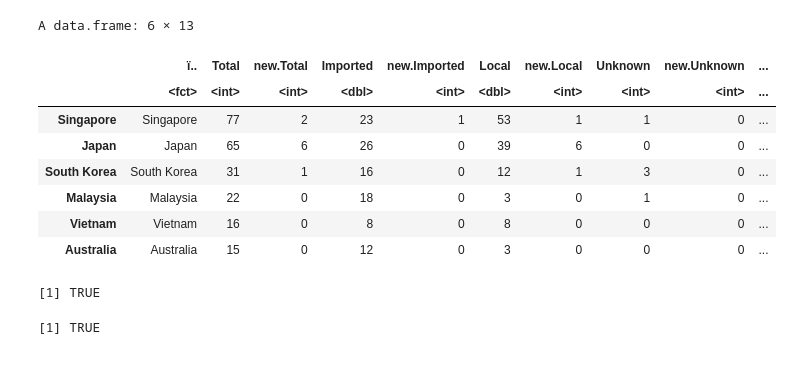
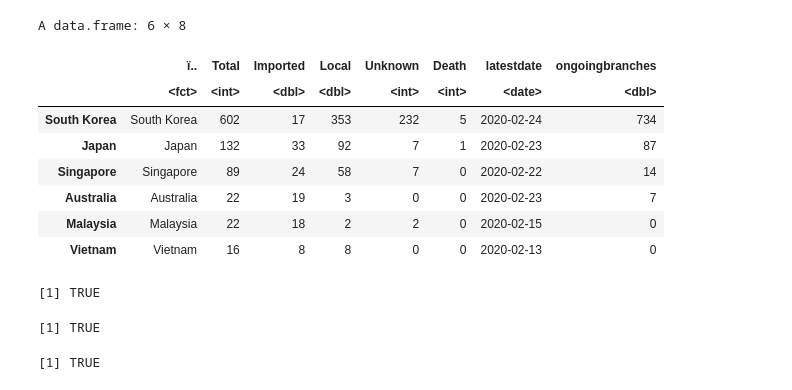
Before and after one commit to akira-endo/2019nCoV, a Jupyter notebook: src/nCoV_clustersize.ipynb, the cells around one changed output. Drawn from its saved outputs; the diff is of its cells as text; code cells hidden in the pictures.

```diff
--- a/src/nCoV_clustersize.ipynb
+++ b/src/nCoV_clustersize.ipynb
@@ -22,70 +40,63 @@ $$
 # %%
-currdate=as.Date("2020-2-18")
+currdate=as.Date("2020-2-24")
 # buffer period: we assume the growth of a cluster is ceased when this period has been passed since the latest case report
 buffer=7
 # %%
 # Data
 # Imported and local cases outside China
 # Source (accessed 18/2/2020): https://www.who.int/docs/default-source/coronaviruse/situation-reports/20200218-sitrep-29-covid-19.pdf
-WHO_data=read.csv("../data/bycountries.csv")
+WHO_data=read.csv("../data/bycountries_24Feb2020.csv")
+WHO_data[,"ImportedChina"]=WHO_data[,"ImportedChina"]+WHO_data[,"ImportedOthers"]
+WHO_data=WHO_data[,-4]
+colnames(WHO_data)[3]="Imported"
 rownames(WHO_data)=WHO_data[,1]
 
-# modification of numbers
+# modify of numbers
 modifydata<-function(country,from,to,howmany){
     WHO_data[country,from]=WHO_data[country,from]-howmany
     WHO_data[country,to]=WHO_data[country,to]+howmany
     return(WHO_data)
 }
-#‡The exposure for 3 cases occurred outside of Republic of Korea.
-WHO_data=modifydata("South Korea","Local","Imported",3)
-#§The exposure for 1 case occurred outside of Malaysia. One patient also had travel history to China, but exposure likely occurred after return to Malaysia.
-WHO_data=modifydata("Malaysia","Local","Imported",1)
-#**The exposure for 6 cases occurred outside of the United Kingdom.
-WHO_data=modifydata("UK","Local","Imported",6)
-#††The exposure for 2 cases occurred outside of Spain
-WHO_data=modifydata("Spain","Local","Imported",2)
-# Isolated local case in Egypt
+# Isolated local case in Egypt and Iran
 WHO_data=modifydata("Egypt","Local","Imported",1)
-
-# Remove Cruise ship data
-#WHO_data=WHO_data[-nrow(WHO_data),]
+WHO_data=modifydata("Iran","Local","Imported",1)
 
 # Daily confirmed cases (by date of confirmation)
 # Source (accessed 18/2/2020): https://docs.google.com/spreadsheets/d/1Z7VQ5xlf3BaTx_LBBblsW4hLoGYWnZyog3jqsS9Dbgc
-daily_data=read.csv("../data/dailycases_international.csv")
+daily_data=read.csv("../data/dailycases_international_24Feb2020.csv")
 countrynames=daily_data[-(1:2),2]
 names(countrynames)=as.character(countrynames)
 counts=suppressWarnings(apply(t(daily_data[-(1:2),-(1:2)]),1:2,as.numeric))
 dates=as.Date("2020-1-13")+1:nrow(counts)-1
 dailydata=cbind(dates,as.data.frame(counts))
 rownames(dailydata)=dailydata[,1]
 colnames(dailydata)=c("date",as.character(countrynames))
 
 # get dates of last reported case for each country
 latestdates=data.frame(countrynames,latestdate=as.Date(apply(dailydata[,-1],2,function(x){
     lastreported=tail(which(!(x %in% NA)),1)
     as.character(dailydata[lastreported,1])
 })))
 
 # get the number of cases within the buffer period
 bufferdays=seq(currdate-buffer,currdate,by="days")
 ongoingbranches=colSums(dailydata[as.character(bufferdays),-1],na.rm=T)
 
 # reorder latestdates and ongoingbranches according to WHO data
 latestdates_WHO=latestdates[rownames(WHO_data),2]
 ongoingbranches_WHO=ongoingbranches[rownames(WHO_data)]
 WHO_data=cbind(WHO_data,latestdate=latestdates_WHO,ongoingbranches=ongoingbranches_WHO)
 head(WHO_data)
 # %% [output]
-A data.frame: 6 × 13
+A data.frame: 6 × 8
-|  | ï.. | Total | new.Total | Imported | new.Imported | Local | new.Local | Unknown | new.Unknown | ... |
-|  | <fct> | <int> | <int> | <dbl> | <int> | <dbl> | <int> | <int> | <int> | ... |
-| Singapore | Singapore | 77 | 2 | 23 | 1 | 53 | 1 | 1 | 0 | ... |
-| Japan | Japan | 65 | 6 | 26 | 0 | 39 | 6 | 0 | 0 | ... |
-| South Korea | South Korea | 31 | 1 | 16 | 0 | 12 | 1 | 3 | 0 | ... |
-| Malaysia | Malaysia | 22 | 0 | 18 | 0 | 3 | 0 | 1 | 0 | ... |
-| Vietnam | Vietnam | 16 | 0 | 8 | 0 | 8 | 0 | 0 | 0 | ... |
-| Australia | Australia | 15 | 0 | 12 | 0 | 3 | 0 | 0 | 0 | ... |
+|  | ï.. | Total | Imported | Local | Unknown | Death | latestdate | ongoingbranches |
+|  | <fct> | <int> | <dbl> | <dbl> | <int> | <int> | <date> | <dbl> |
+| South Korea | South Korea | 602 | 17 | 353 | 232 | 5 | 2020-02-24 | 734 |
+| Japan | Japan | 132 | 33 | 92 | 7 | 1 | 2020-02-23 | 87 |
+| Singapore | Singapore | 89 | 24 | 58 | 7 | 0 | 2020-02-22 | 14 |
+| Australia | Australia | 22 | 19 | 3 | 0 | 0 | 2020-02-23 | 7 |
+| Malaysia | Malaysia | 22 | 18 | 2 | 2 | 0 | 2020-02-15 | 0 |
+| Vietnam | Vietnam | 16 | 8 | 8 | 0 | 0 | 2020-02-13 | 0 |
 # %%
 # label countries with/without cases in the last (buffer) days
 isextinct=WHO_data$latestdate<currdate-buffer
@@ -146,13 +160,18 @@ lltotal2_R0<-function(k,icases,lcases,isextinct,R0){
 # %%
 # Test block
 R0=runif(100,0,5);k=runif(100,0,5)
-# equals negbinom when x==s
-all.equal(dnbinom(0,k,mu=R0,log=T),sapply(1:length(R0),function(x)llextinct(1,0,R0[x],k[x])))
-# sum up to (almost) 1 when R0<<1
-R0=runif(30)/2
-lls=sapply(1:length(R0),function(x)lltruncate(sample(1:5,1),3e4,R0[x],k[x]))
-all.equal(exp(lls),numeric(length(R0)))
+# llextinct: equals negbinom when x==s
+all.equal(dnbinom(0,k,mu=R0,log=T),sapply(1:length(R0),function(x){llextinct(1,0,R0[x],k[x])}))
+# lltruncate: sum up to (almost) 1 when R0<<1
+R0fix=runif(30)/2;k=runif(30,0,5)
+lls=sapply(1:length(R0fix),function(x){lltruncate(sample(1:5,1),3e4,R0fix[x],k[x])})
+all.equal(exp(lls),numeric(length(R0fix)))
+# llongoing: 0 if local case==0 and ongoing case==imported case
+k=runif(100,0,5)
+ic=sample(1:length(R0),length(R0))
+all.equal(llongoing(ic,0,ic,R0,k),0)
 # %% [output]
 [1] TRUE
 [1] TRUE
+[1] TRUE
 # %%
```
Also changed, not shown: parts of 10 cells of this notebook, 1 other file.
